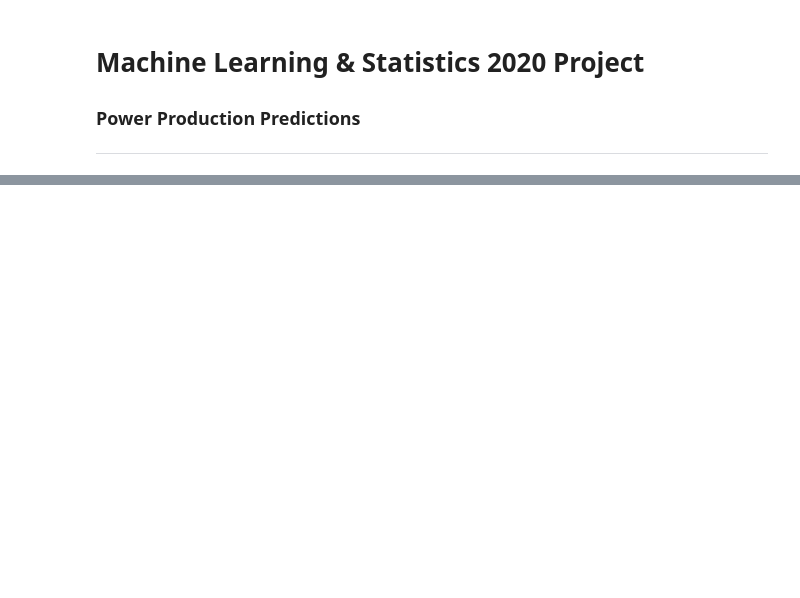
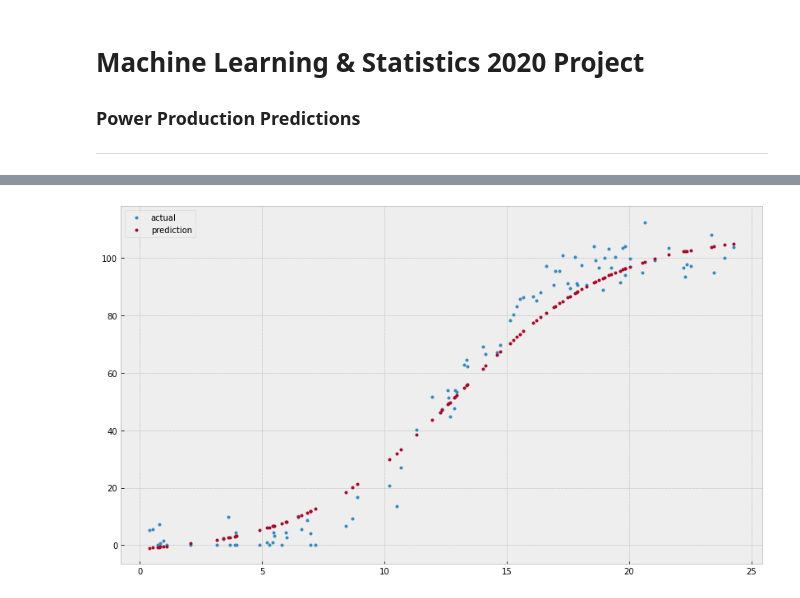
Before and after one commit to dervlac/MLS-Assessment, a Jupyter notebook: MLS Project.ipynb, the cells around one changed output, grey strips where cells are left out. Saved outputs shown, nothing was run; the diff lists cells and outputs as text; code cells hidden in the pictures; blank space fills up the shorter version.

```diff
--- a/MLS Project.ipynb
+++ b/MLS Project.ipynb
@@ -69,0 +114,12 @@ model.evaluate(x_test, y_test)
+# %%
+# from topic 7 in the lectures [2]
+model = kr.models.Sequential()
+# using 2 sigmoid function layers, as well as 1 linear function layer
+model.add(kr.layers.Dense(50, input_shape=(1,), activation='sigmoid', kernel_initializer="random_normal", bias_initializer="zeros"))
+#model.add(kr.layers.Dense(50, input_shape=(1,), activation='sigmoid', kernel_initializer="random_normal", bias_initializer="zeros"))
+model.add(kr.layers.Dense(1, activation='linear', kernel_initializer="ones", bias_initializer="zeros"))
+# compiling the the neural network model
+model.compile('adam', loss='mean_squared_error')
+# %%
+# through trial and error, identified that 200 epochs is sufficient to bottom out the loss in this instance
+model.fit(x_train, y_train, epochs=200, batch_size=10)
@@ -69,0 +145,7 @@ model.evaluate(x_test, y_test)
+# %%
+# visua;lising the effectiveness of the predictor using the test data set
+plt.plot(x_test, y_test, '.', label='actual')
+plt.plot(x_test, model.predict(x_test), '.', label='prediction')
+plt.legend();
+# %% [output]
+[figure, added]
```
Also changed, not shown: parts of 23 cells of this notebook.
